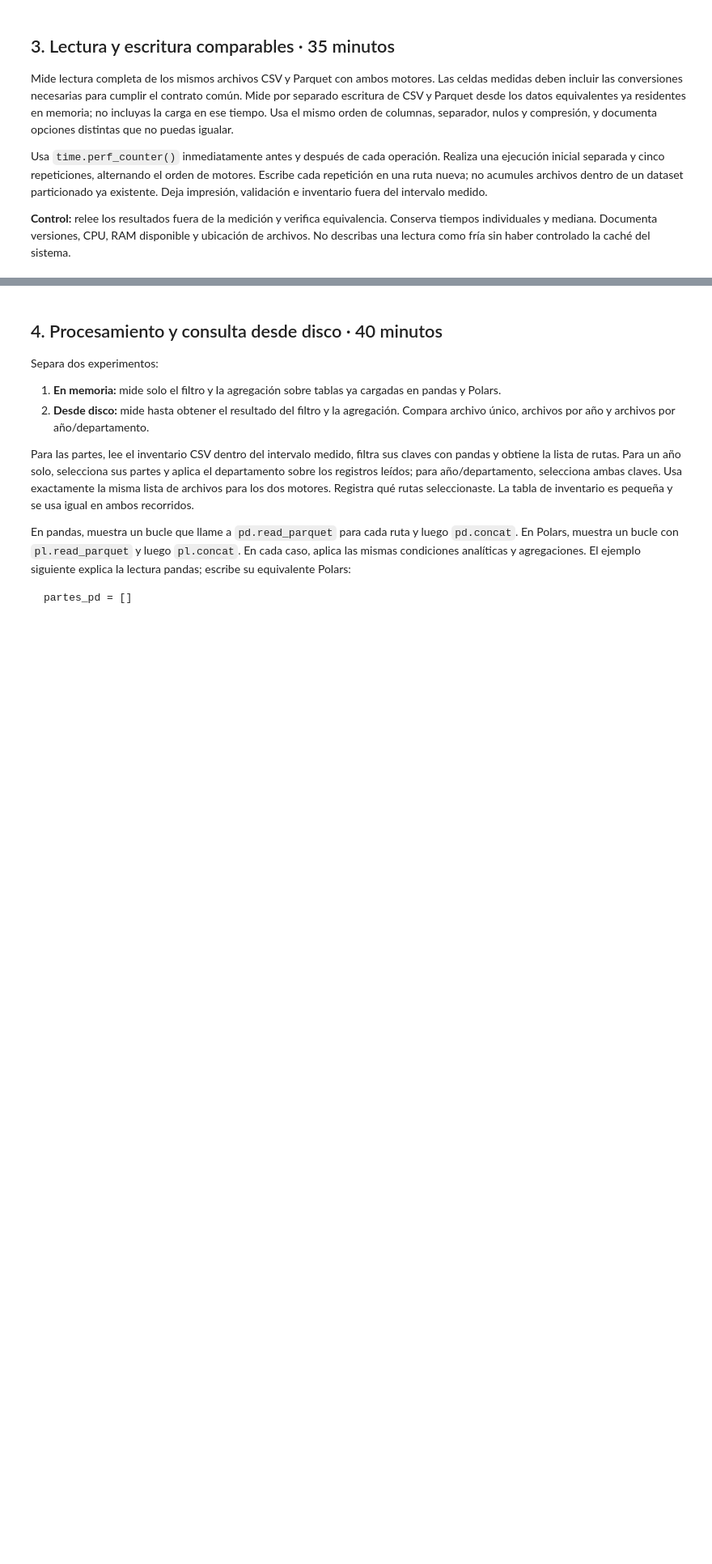
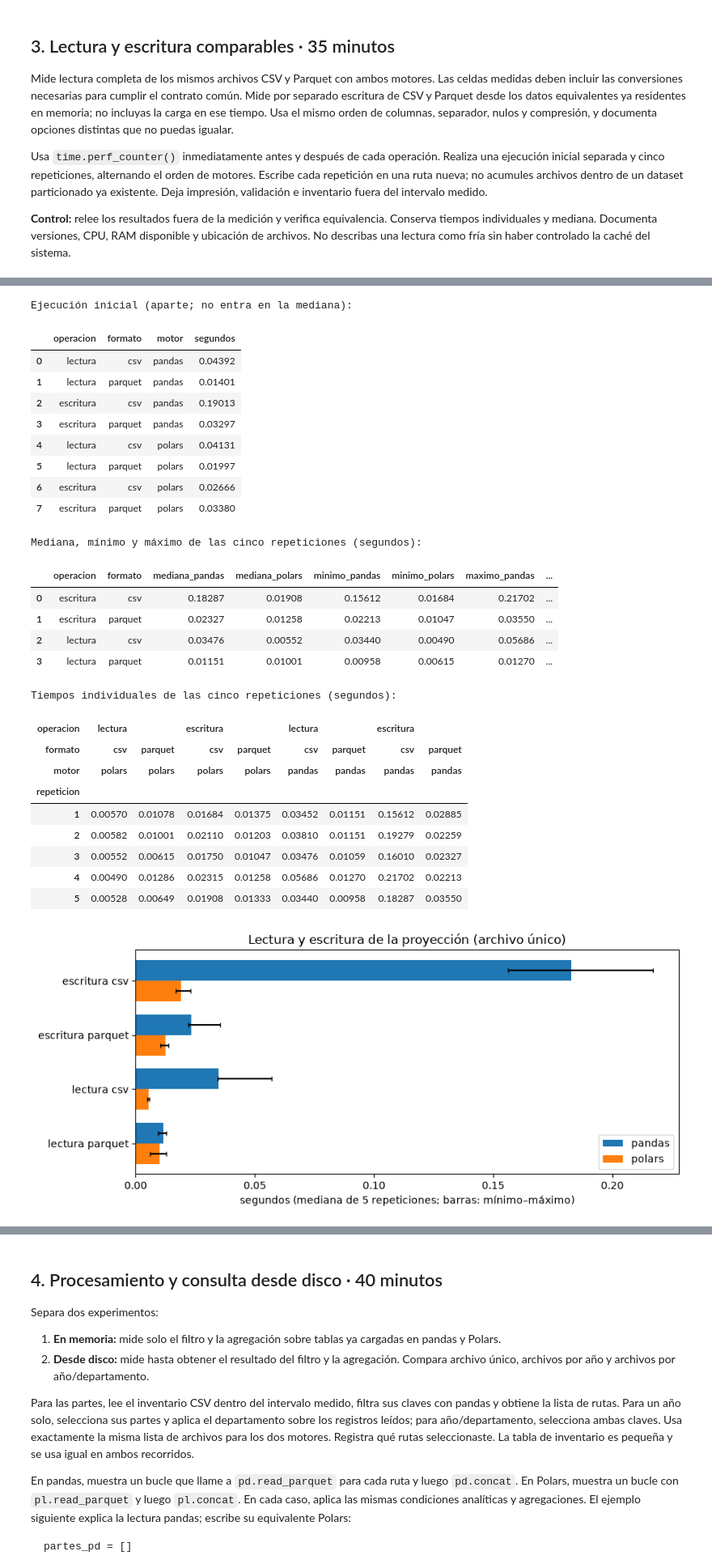
Before and after one commit to seb-sanchez/big-data-postgraduate, a Jupyter notebook: soluciones/PD05_particionamiento_pandas_polars.ipynb, the cells around one changed output, grey strips where cells are left out. Shown at 81% size. Saved outputs shown, nothing was run; the diff lists cells and outputs as text; code cells hidden in the pictures; blank space fills up the shorter version.

```diff
--- a/soluciones/PD05_particionamiento_pandas_polars.ipynb
+++ b/soluciones/PD05_particionamiento_pandas_polars.ipynb
@@ -349 +777,49 @@ SyntaxError: incomplete input (471219310.py, line 46)
+# %%
+# 3.3 Resultados: ejecución inicial aparte, mediana/mínimo/máximo de las cinco repeticiones y tiempos individuales
+tabla_med = pd.DataFrame(mediciones)
+solo_es = tabla_med["operacion"].isin(["lectura", "escritura"])
+inicial_es = tabla_med[(tabla_med["repeticion"] == 0) & solo_es]
+rep_es = tabla_med[(tabla_med["repeticion"] > 0) & solo_es]
+assert (rep_es.groupby(["operacion", "formato", "motor"]).size() == REPETICIONES).all()
+
+print("Ejecución inicial (aparte; no entra en la mediana):")
+display(inicial_es[["operacion", "formato", "motor", "segundos"]].reset_index(drop=True).round(5))
+
+resumen_es = resumen_por_motor(rep_es, ["operacion", "formato"])
+print("Mediana, mínimo y máximo de las cinco repeticiones (segundos):")
+display(resumen_es.round(5))
+
+print("Tiempos individuales de las cinco repeticiones (segundos):")
+display(rep_es.pivot(index="repeticion", columns=["operacion", "formato", "motor"], values="segundos").round(5))
+
+grafico_medianas(resumen_es, [f"{o} {f}" for o, f in zip(resumen_es["operacion"], resumen_es["formato"])],
+                 "Lectura y escritura de la proyección (archivo único)")
+# %% [output]
+Ejecución inicial (aparte; no entra en la mediana):
+|  | operacion | formato | motor | segundos |
+| 0 | lectura | csv | pandas | 0.04392 |
+| 1 | lectura | parquet | pandas | 0.01401 |
+| 2 | escritura | csv | pandas | 0.19013 |
+| 3 | escritura | parquet | pandas | 0.03297 |
+| 4 | lectura | csv | polars | 0.04131 |
+| 5 | lectura | parquet | polars | 0.01997 |
+| 6 | escritura | csv | polars | 0.02666 |
+| 7 | escritura | parquet | polars | 0.03380 |
+Mediana, mínimo y máximo de las cinco repeticiones (segundos):
+|  | operacion | formato | mediana_pandas | mediana_polars | minimo_pandas | minimo_polars | maximo_pandas | ... |
+| 0 | escritura | csv | 0.18287 | 0.01908 | 0.15612 | 0.01684 | 0.21702 | ... |
+| 1 | escritura | parquet | 0.02327 | 0.01258 | 0.02213 | 0.01047 | 0.03550 | ... |
+| 2 | lectura | csv | 0.03476 | 0.00552 | 0.03440 | 0.00490 | 0.05686 | ... |
+| 3 | lectura | parquet | 0.01151 | 0.01001 | 0.00958 | 0.00615 | 0.01270 | ... |
+Tiempos individuales de las cinco repeticiones (segundos):
+| operacion | lectura |  | escritura |  | lectura |  | escritura |  |
+| formato | csv | parquet | csv | parquet | csv | parquet | csv | parquet |
+| motor | polars | polars | polars | polars | pandas | pandas | pandas | pandas |
+| repeticion |  |  |  |  |  |  |  |  |
+| 1 | 0.00570 | 0.01078 | 0.01684 | 0.01375 | 0.03452 | 0.01151 | 0.15612 | 0.02885 |
+| 2 | 0.00582 | 0.01001 | 0.02110 | 0.01203 | 0.03810 | 0.01151 | 0.19279 | 0.02259 |
+| 3 | 0.00552 | 0.00615 | 0.01750 | 0.01047 | 0.03476 | 0.01059 | 0.16010 | 0.02327 |
+| 4 | 0.00490 | 0.01286 | 0.02315 | 0.01258 | 0.05686 | 0.01270 | 0.21702 | 0.02213 |
+| 5 | 0.00528 | 0.00649 | 0.01908 | 0.01333 | 0.03440 | 0.00958 | 0.18287 | 0.03550 |
+[figure, added]
 # %% [markdown]
```
Also changed, not shown: parts of 20 cells of this notebook.
